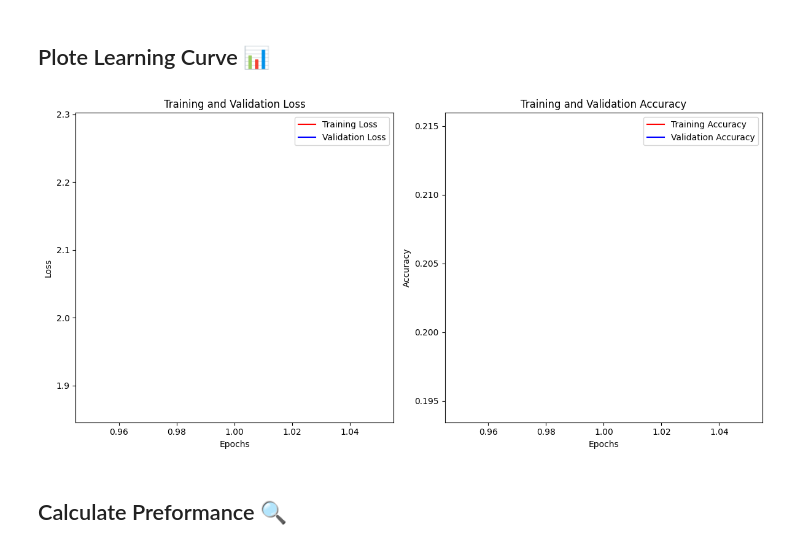
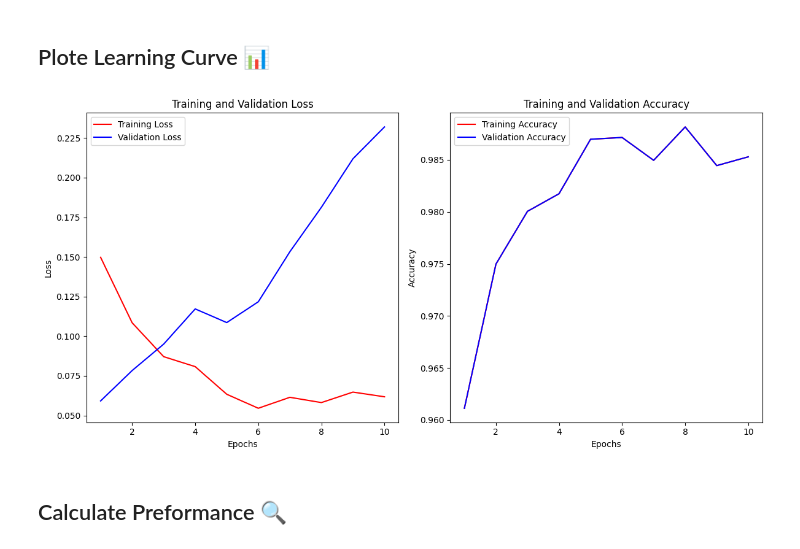
Before and after one commit to Fredericguth/x_ray_lewagon2024, a Jupyter notebook: notebooks/datascientist_deliverable.ipynb, the cells around one changed output. Saved outputs shown, nothing was run; the diff lists cells and outputs as text; code cells hidden in the pictures.

Commit message:
Working baseline with 93% accuracy

```diff
--- a/notebooks/datascientist_deliverable.ipynb
+++ b/notebooks/datascientist_deliverable.ipynb
@@ -26,9 +28,10 @@ To enable them in other operations, rebuild TensorFlow with the appropriate comp
 This cell below and one of the last cells in Save Preformance needs your local path to your data
 # %% [markdown]
 ## Load Data 🩻
+# %%
 # %%
 # Update this path
-data_dir = "/home/fred/code/Fredericguth/x_ray_lewagon2024/data/Bone Break Classification"
+data_dir = "/home/hrcprasad/code/hrcprasad/x_ray_lewagon2024/data/Bone Break Classification"
 
 # Load the train data
 train_data = utils.image_dataset_from_directory(
@@ -39,11 +42,11 @@ train_data = utils.image_dataset_from_directory(
     subset="training",
     shuffle=True,
     color_mode="rgb",
-    image_size=(256,256),
+    image_size=(256, 256),
     batch_size=64,
     seed=40
 )
-[]
+
 # Load the test data
 validation_data = utils.image_dataset_from_directory(
     data_dir,
@@ -52,7 +55,7 @@ validation_data = utils.image_dataset_from_directory(
     validation_split=0.1,
     subset="validation",
     color_mode="rgb",
-    image_size=(256,256),
+    image_size=(256, 256),
     batch_size=64,
     seed=42
 )
@@ -124,13 +119,13 @@ InvalidArgumentError: {{function_node __wrapped__IteratorGetNext_output_types_2_
 # One-hot encode the train, val data
 NUM_CLASSES = len(class_names)
 
-y_train = utils.to_categorical(y_train, NUM_CLASSES)
-y_val = utils.to_categorical(y_val, NUM_CLASSES)
+y_train = tf.keras.utils.to_categorical(y_train, NUM_CLASSES)
+y_val = tf.keras.utils.to_categorical(y_val, NUM_CLASSES)
 # %% [markdown]
 ## Initialize Model 🤌
+# %%
 # %%
 def initialize_model(x_train):
-
     model = models.Sequential()
 
     model.add(layers.Conv2D(filters=32, kernel_size=(3,3), strides=2, padding="same", input_shape=(x_train.shape[1], x_train.shape[2], x_train.shape[3])))
@@ -160,7 +155,7 @@ def initialize_model(x_train):
     model.add(layers.LeakyReLU(0.2))
     model.add(layers.Dropout(rate=0.2))
 
-    model.add(layers.Dense(units=10, activation="softmax"))
+    model.add(layers.Dense(units=NUM_CLASSES, activation="softmax"))
 
     opt = optimizers.Adam(learning_rate=0.0005)
     model.compile(loss="categorical_crossentropy", optimizer=opt, metrics=["accuracy"])
@@ -217,11 +212,8 @@ history = model.fit(
     shuffle=True,
     batch_size=batch_size,
     epochs=epochs,
-    validation_data=(x_val, y_val),
-    callbacks=[
-        model_checkpoint_callback,
-        tensorboard_callback,
-    ]
+    validation_split=0.3,
+    callbacks=[model_checkpoint_callback, tensorboard_callback]
 )
 
 # End timer
@@ -266,28 +271,29 @@ eval_time = (end_eval_time - start_eval_time).total_seconds()
 ## Plote Learning Curve 📊
 # %%
 # Plot learning curve
+epochs_range = range(1, epochs + 1)
 plt.figure(figsize=(12, 6))
 
 plt.subplot(1, 2, 1)
-plt.plot(epochs, train_loss, 'r-', label="Training Loss")
-plt.plot(epochs, val_loss, 'b-', label="Validation Loss")
+plt.plot(epochs_range, train_loss, 'r-', label="Training Loss")
+plt.plot(epochs_range, val_loss, 'b-', label="Validation Loss")
 plt.title("Training and Validation Loss")
 plt.xlabel("Epochs")
 plt.ylabel("Loss")
 plt.legend()
 
 plt.subplot(1, 2, 2)
-plt.plot(epochs, train_accuracy, 'r-', label="Training Accuracy")
-plt.plot(epochs, val_accuracy, 'b-', label="Validation Accuracy")
+plt.plot(epochs_range, train_accuracy, 'r-', label="Training Accuracy")
+plt.plot(epochs_range, val_accuracy, 'b-', label="Validation Accuracy")
 plt.title("Training and Validation Accuracy")
 plt.xlabel("Epochs")
 plt.ylabel("Accuracy")
 plt.legend()
 
 plt.tight_layout()
 plt.show()
 # %% [output]
-[figure, old version]
+[figure, new version]
 # %% [markdown]
 ## Calculate Preformance 🔍
 # %%
```
Also changed, not shown: parts of 15 cells of this notebook.
